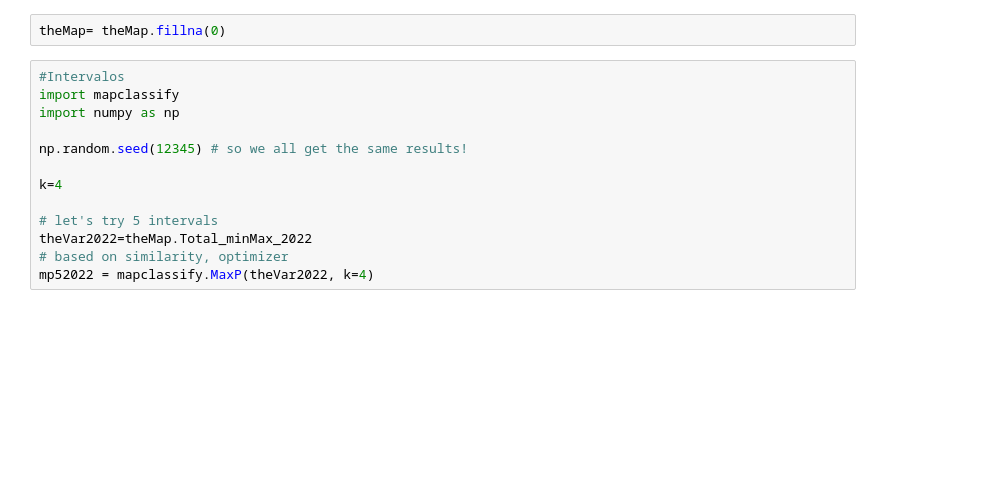
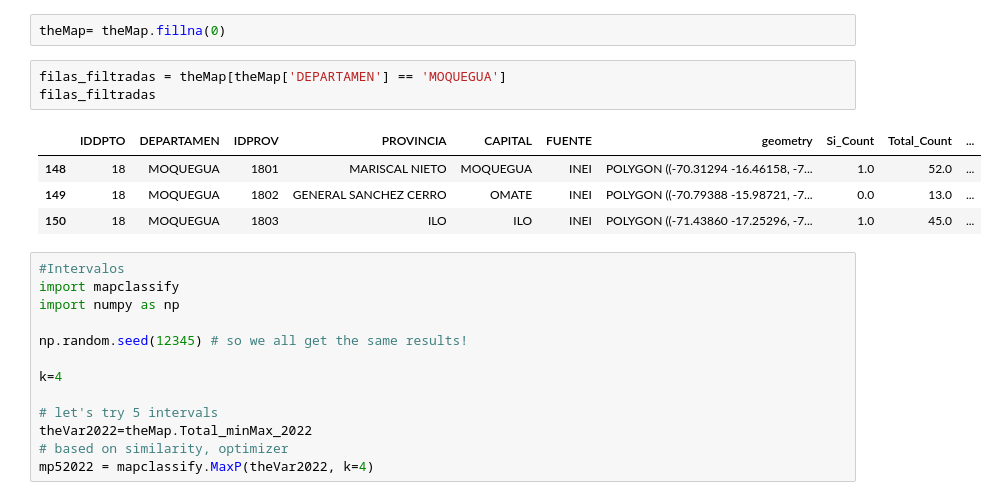
Before and after one commit to Proyecto-Magallanes/Dashboard, a Jupyter notebook: ENDES_ Limpieza.ipynb, the cells around one changed output. Drawn from its saved outputs; the diff is of its cells as text; blank space fills up the shorter version.

```diff
--- a/ENDES_ Limpieza.ipynb
+++ b/ENDES_ Limpieza.ipynb
@@ -213,6 +214,14 @@ theMap
 196 rows × 11 columns
 # %%
 theMap= theMap.fillna(0)
+# %%
+filas_filtradas = theMap[theMap['DEPARTAMEN'] == 'MOQUEGUA']
+filas_filtradas
+# %% [output]
+|  | IDDPTO | DEPARTAMEN | IDPROV | PROVINCIA | CAPITAL | FUENTE | geometry | Si_Count | Total_Count | ... |
+| 148 | 18 | MOQUEGUA | 1801 | MARISCAL NIETO | MOQUEGUA | INEI | POLYGON ((-70.31294 -16.46158, -7... | 1.0 | 52.0 | ... |
+| 149 | 18 | MOQUEGUA | 1802 | GENERAL SANCHEZ CERRO | OMATE | INEI | POLYGON ((-70.79388 -15.98721, -7... | 0.0 | 13.0 | ... |
+| 150 | 18 | MOQUEGUA | 1803 | ILO | ILO | INEI | POLYGON ((-71.43860 -17.25296, -7... | 1.0 | 45.0 | ... |
 # %%
 #Intervalos
 import mapclassify
```
Also changed, not shown: parts of 8 cells of this notebook, 1 other file.
